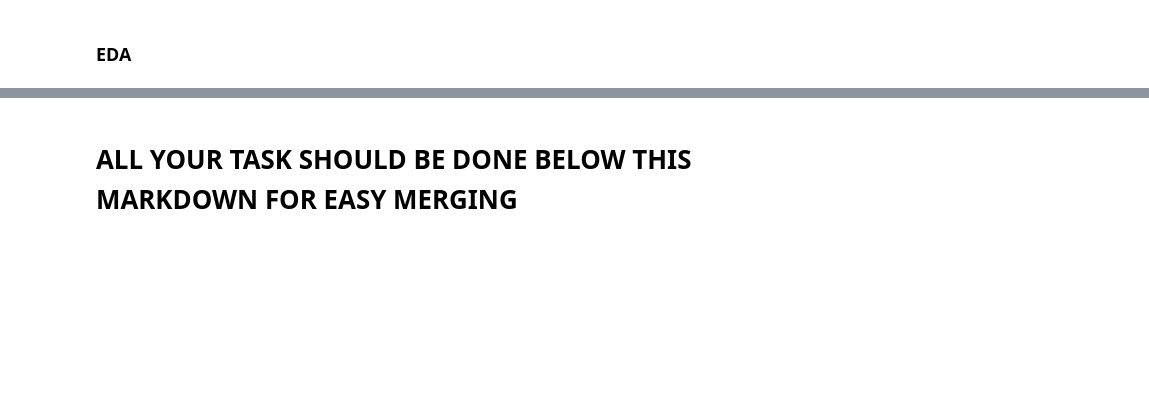
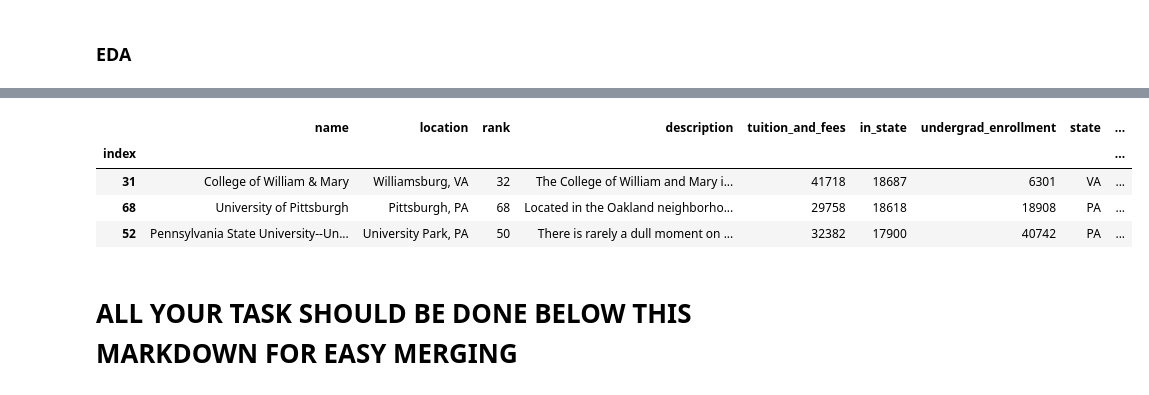
Before and after one commit to TelRich/National-University-Ranking-App, a Jupyter notebook: nur.ipynb, the cells around one changed output, grey strips where cells are left out. Cells and saved outputs as stored; diff of their text form; code cells hidden in the pictures; blank space fills up the shorter version.

```diff
--- a/nur.ipynb
+++ b/nur.ipynb
@@ -366,2 +396,10 @@ df_nur.head()
+# %%
+top_ins
+# %% [output]
+|  | name | location | rank | description | tuition_and_fees | in_state | undergrad_enrollment | state | ... |
+| index |  |  |  |  |  |  |  |  | ... |
+| 31 | College of William & Mary | Williamsburg, VA | 32 | The College of William and Mary i... | 41718 | 18687 | 6301 | VA | ... |
+| 68 | University of Pittsburgh | Pittsburgh, PA | 68 | Located in the Oakland neighborho... | 29758 | 18618 | 18908 | PA | ... |
+| 52 | Pennsylvania State University--Un... | University Park, PA | 50 | There is rarely a dull moment on ... | 32382 | 17900 | 40742 | PA | ... |
 # %% [markdown]
 # ALL YOUR TASK SHOULD BE DONE BELOW THIS MARKDOWN FOR EASY MERGING
```
Also changed, not shown: parts of 9 cells of this notebook.
